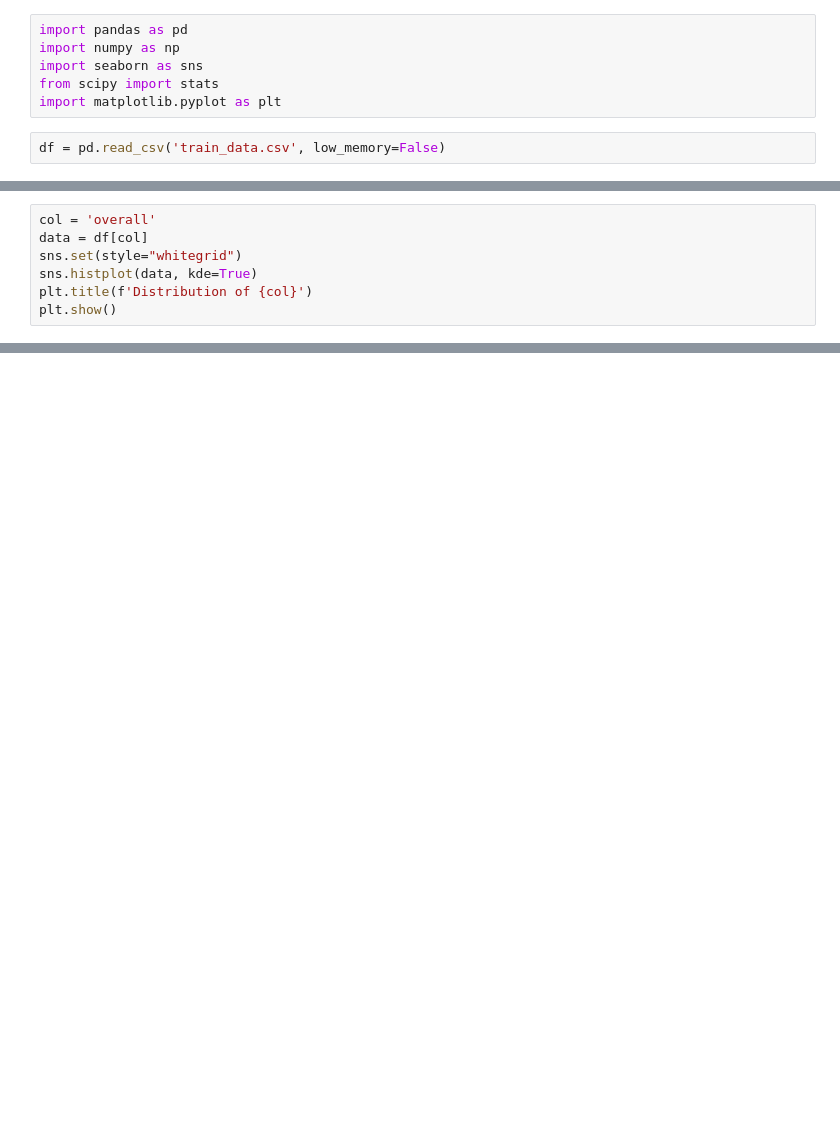
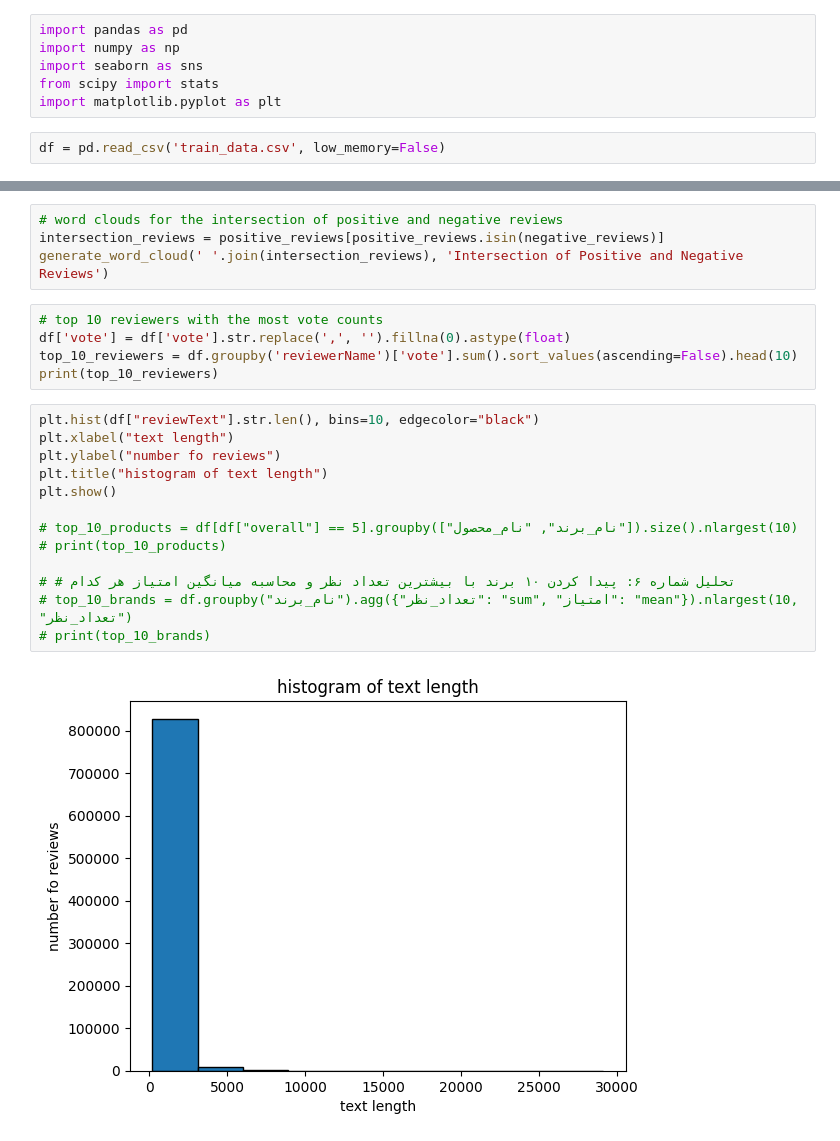
Before and after one commit to nazaninzareirad/Amazon-Review-Analysis, a Jupyter notebook: sentiment_analysis.ipynb, the cells around one changed output, grey strips where cells are left out. Drawn from its saved outputs; the diff is of its cells as text; blank space fills up the shorter version.

```diff
--- a/sentiment_analysis.ipynb
+++ b/sentiment_analysis.ipynb
@@ -25,7 +29,0 @@ Distribution of overall column
-# %%
-col = 'overall'
-data = df[col]
-sns.set(style="whitegrid")
-sns.histplot(data, kde=True)
-plt.title(f'Distribution of {col}')
-plt.show()
@@ -131,0 +85,24 @@ TypeError: ignored
+# %%
+# word clouds for the intersection of positive and negative reviews
+intersection_reviews = positive_reviews[positive_reviews.isin(negative_reviews)]
+generate_word_cloud(' '.join(intersection_reviews), 'Intersection of Positive and Negative Reviews')
+# %%
+# top 10 reviewers with the most vote counts
+df['vote'] = df['vote'].str.replace(',', '').fillna(0).astype(float)
+top_10_reviewers = df.groupby('reviewerName')['vote'].sum().sort_values(ascending=False).head(10)
+print(top_10_reviewers)
+# %%
+plt.hist(df["reviewText"].str.len(), bins=10, edgecolor="black")
+plt.xlabel("text length")
+plt.ylabel("number fo reviews")
+plt.title("histogram of text length")
+plt.show()
+
+# top_10_products = df[df["overall"] == 5].groupby(["نام_برند", "نام_محصول"]).size().nlargest(10)
+# print(top_10_products)
+
+# # تحلیل شماره ۶: پیدا کردن ۱۰ برند با بیشترین تعداد نظر و محاسبه میانگین امتیاز هر کدام
+# top_10_brands = df.groupby("نام_برند").agg({"تعداد_نظر": "sum", "امتیاز": "mean"}).nlargest(10, "تعداد_نظر")
+# print(top_10_brands)
+# %% [output]
+[figure, added]
```
Also changed, not shown: parts of 23 cells of this notebook.
